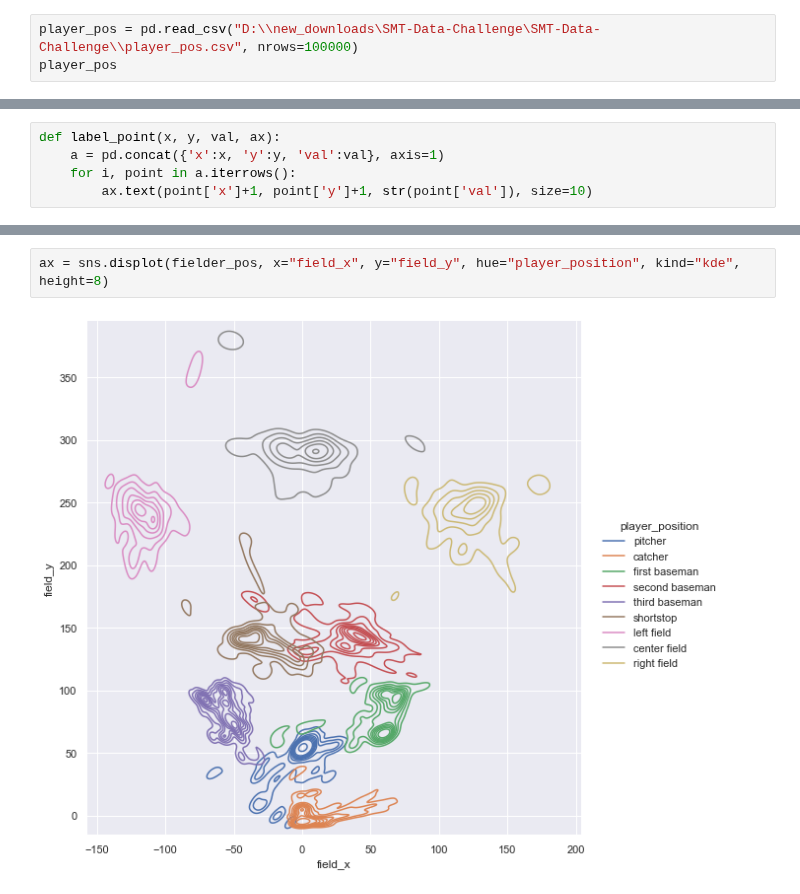
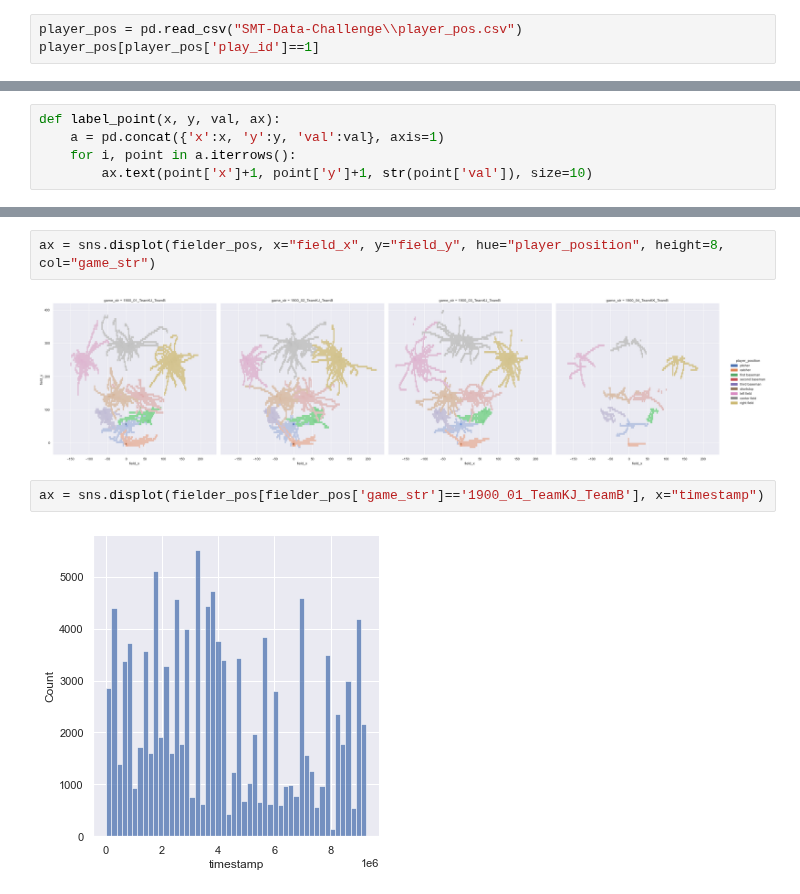
Before and after one commit to oliverc1623/baseball, a Jupyter notebook: smt/eda.ipynb, the cells around one changed output, grey strips where cells are left out. Drawn from its saved outputs; the diff is of its cells as text.

```diff
--- a/smt/eda.ipynb
+++ b/smt/eda.ipynb
@@ -7,7 +7,7 @@ import matplotlib.pyplot as plt
 sns.set(rc={'figure.figsize':(14,12)})
 from pybaseball import plot_stadium
 # %%
-player_pos = pd.read_csv("D:\\new_downloads\SMT-Data-Challenge\SMT-Data-Challenge\\player_pos.csv", nrows=100000)
-player_pos
+player_pos = pd.read_csv("SMT-Data-Challenge\\player_pos.csv")
+player_pos[player_pos['play_id']==1]
 # %% [output]
 |  | game_str | play_id | timestamp | player_position | field_x | field_y |
@@ -79,4 +79,8 @@ ax = sns.displot(fielder_pos, x="field_y", hue="player_position", kind="kde", he
 # %%
-ax = sns.displot(fielder_pos, x="field_x", y="field_y", hue="player_position", kind="kde", height=8)
+ax = sns.displot(fielder_pos, x="field_x", y="field_y", hue="player_position", height=8, col="game_str")
 # %% [output]
-[figure, old version]
+[figure, new version]
+# %%
+ax = sns.displot(fielder_pos[fielder_pos['game_str']=='1900_01_TeamKJ_TeamB'], x="timestamp")
+# %% [output]
+[figure, added]
```
Also changed, not shown: parts of 7 cells of this notebook, 2 other files.
